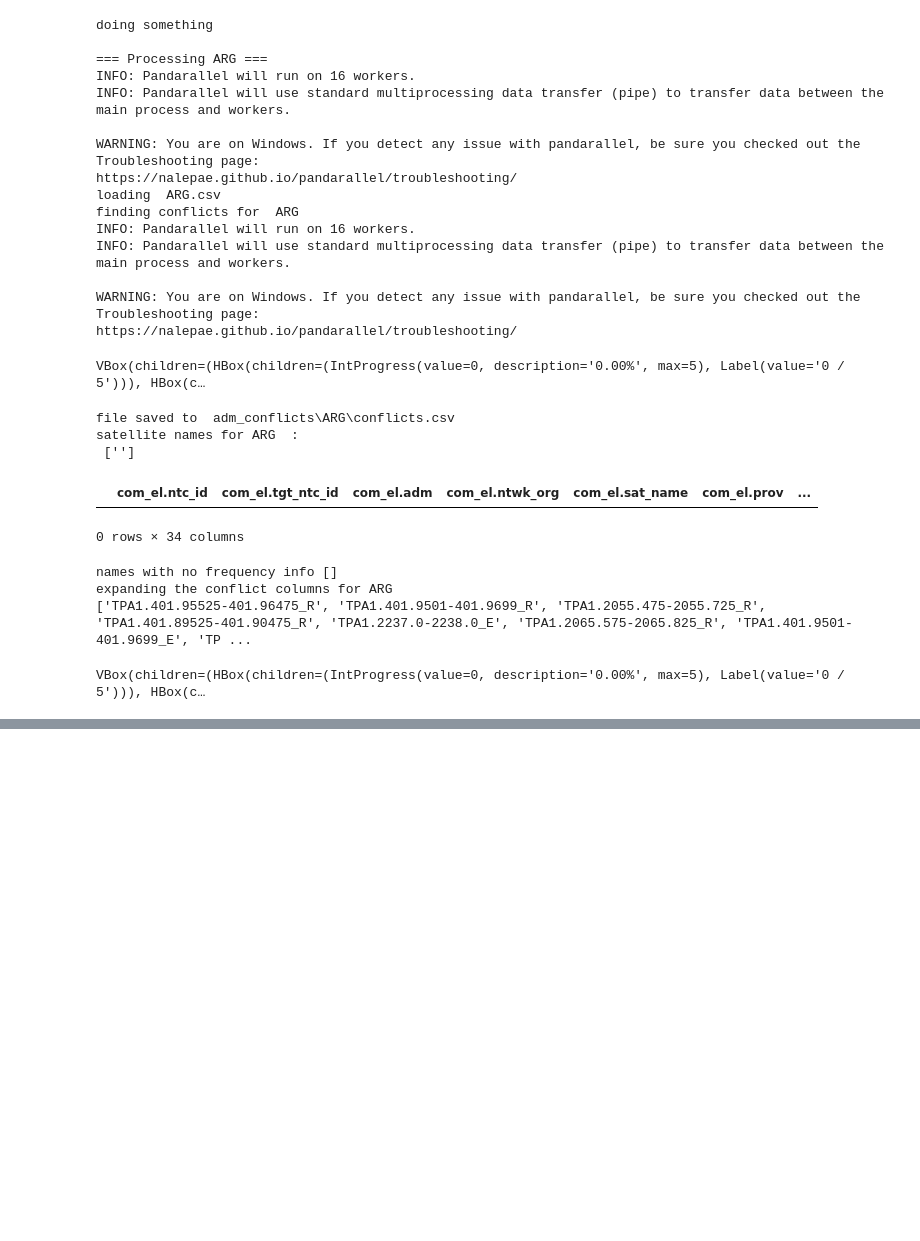
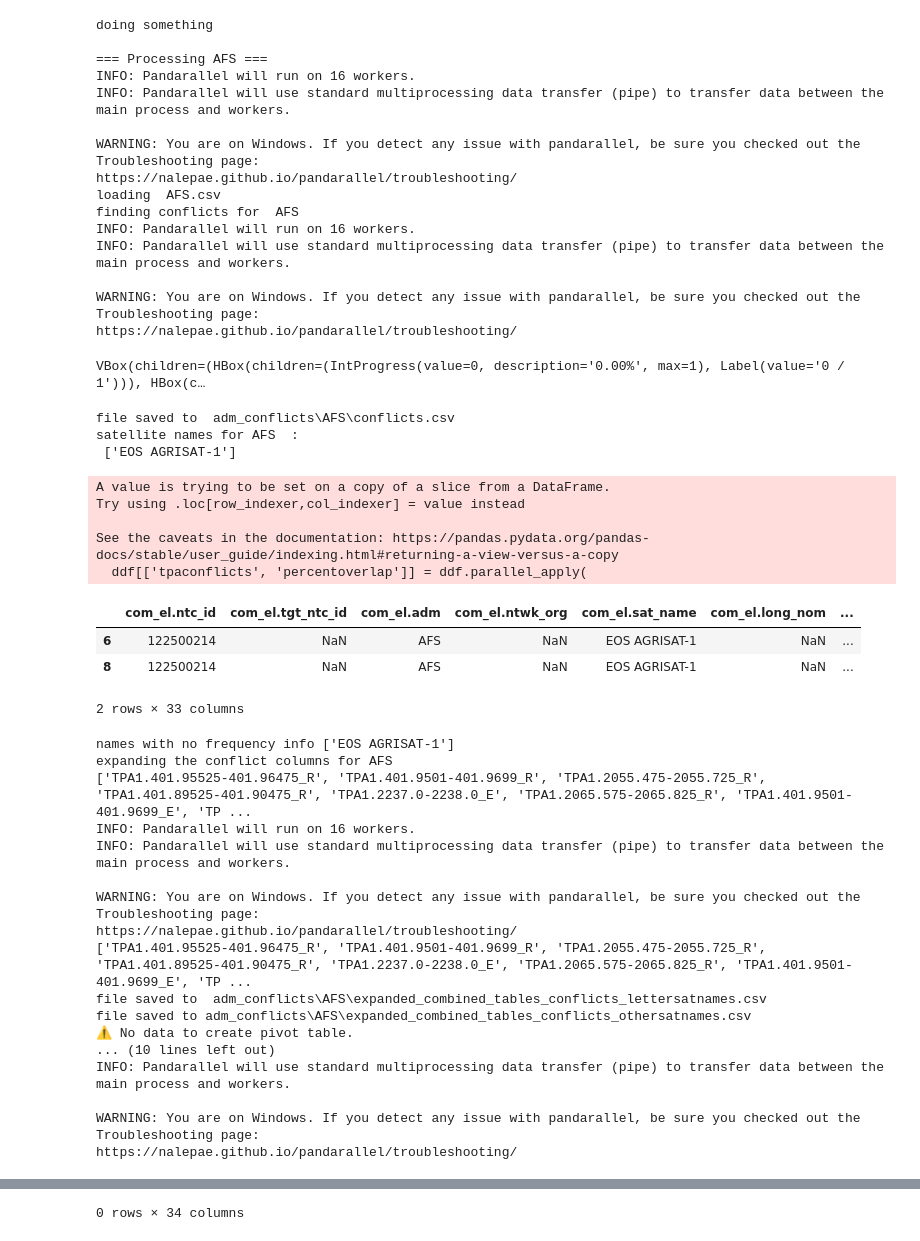
Before and after one commit to Mencarelli-Simone/TPA1_ITU_SE_SIEVE, a Jupyter notebook: big_script.ipynb, the cells around one changed output, grey strips where cells are left out. Drawn from its saved outputs; the diff is of its cells as text; code cells hidden in the pictures; blank space fills up the shorter version.

```diff
--- a/big_script.ipynb
+++ b/big_script.ipynb
@@ -25,7 +25,7 @@ if not os.path.exists(outfolder):
 with open(countrieslistfile, 'r') as f:
     countries = f.read().strip().split(', ')
 # # comment this for custom countries list
-countries = ['ARG']
+# countries = ['ARG']
 
 # Load reference table
 refdf = pd.read_csv(tpafile)
@@ -161,43 +161,63 @@ for ccode in countries:
             })
 
     df_pivot_source = pd.DataFrame(records)
 
     if df_pivot_source.empty:
         print("⚠️ No data to create pivot table.")
     else:
         pivot_table = df_pivot_source.pivot(
             index='sat_name',
             columns='conflict_type',
             values='worst_case_percent'
         )
         pivot_path = os.path.join(country_outfolder, 'conflict_percent_pivot_table.csv')
         pivot_table.to_csv(pivot_path)
         print(f"✅ Pivot table saved to: {pivot_path}")
 
 print("\n🎯 Done with all countries!")
 # %% [output]
 doing something
 
-=== Processing ARG ===
+=== Processing AFS ===
 INFO: Pandarallel will run on 16 workers.
 INFO: Pandarallel will use standard multiprocessing data transfer (pipe) to transfer data between the main process and workers.
 
 WARNING: You are on Windows. If you detect any issue with pandarallel, be sure you checked out the Troubleshooting page:
 https://nalepae.github.io/pandarallel/troubleshooting/
-loading  ARG.csv
-finding conflicts for  ARG
+loading  AFS.csv
+finding conflicts for  AFS
 INFO: Pandarallel will run on 16 workers.
 INFO: Pandarallel will use standard multiprocessing data transfer (pipe) to transfer data between the main process and workers.
 
 WARNING: You are on Windows. If you detect any issue with pandarallel, be sure you checked out the Troubleshooting page:
 https://nalepae.github.io/pandarallel/troubleshooting/
-VBox(children=(HBox(children=(IntProgress(value=0, description='0.00%', max=5), Label(value='0 / 5'))), HBox(c…
+VBox(children=(HBox(children=(IntProgress(value=0, description='0.00%', max=1), Label(value='0 / 1'))), HBox(c…
-file saved to  adm_conflicts\ARG\conflicts.csv
-satellite names for ARG  :
- ['']
+file saved to  adm_conflicts\AFS\conflicts.csv
+satellite names for AFS  :
+ ['EOS AGRISAT-1']
+A value is trying to be set on a copy of a slice from a DataFrame.
+Try using .loc[row_indexer,col_indexer] = value instead
+
+See the caveats in the documentation: https://pandas.pydata.org/pandas-docs/stable/user_guide/indexing.html#returning-a-view-versus-a-copy
+  ddf[['tpaconflicts', 'percentoverlap']] = ddf.parallel_apply(
-|  | com_el.ntc_id | com_el.tgt_ntc_id | com_el.adm | com_el.ntwk_org | com_el.sat_name | com_el.prov | ... |
+|  | com_el.ntc_id | com_el.tgt_ntc_id | com_el.adm | com_el.ntwk_org | com_el.sat_name | com_el.long_nom | ... |
+| 6 | 122500214 | NaN | AFS | NaN | EOS AGRISAT-1 | NaN | ... |
+| 8 | 122500214 | NaN | AFS | NaN | EOS AGRISAT-1 | NaN | ... |
-0 rows × 34 columns
-names with no frequency info []
-expanding the conflict columns for ARG
-['TPA1.401.95525-401.96475_R', 'TPA1.401.9501-401.9699_R', 'TPA1.2055.475-2055.725_R', 'TPA1.401.89525-401.90475_R', 'TPA1.2237.0-2238.0_E', 'TPA1.2065.575-2065.825_R', 'TPA1.401.9501-401.9699_E', 'TP ...
+2 rows × 33 columns
-VBox(children=(HBox(children=(IntProgress(value=0, description='0.00%', max=5), Label(value='0 / 5'))), HBox(c…
+names with no frequency info ['EOS AGRISAT-1']
+expanding the conflict columns for AFS
+['TPA1.401.95525-401.96475_R', 'TPA1.401.9501-401.9699_R', 'TPA1.2055.475-2055.725_R', 'TPA1.401.89525-401.90475_R', 'TPA1.2237.0-2238.0_E', 'TPA1.2065.575-2065.825_R', 'TPA1.401.9501-401.9699_E', 'TP ...
+INFO: Pandarallel will run on 16 workers.
+INFO: Pandarallel will use standard multiprocessing data transfer (pipe) to transfer data between the main process and workers.
+
+WARNING: You are on Windows. If you detect any issue with pandarallel, be sure you checked out the Troubleshooting page:
+https://nalepae.github.io/pandarallel/troubleshooting/
+['TPA1.401.95525-401.96475_R', 'TPA1.401.9501-401.9699_R', 'TPA1.2055.475-2055.725_R', 'TPA1.401.89525-401.90475_R', 'TPA1.2237.0-2238.0_E', 'TPA1.2065.575-2065.825_R', 'TPA1.401.9501-401.9699_E', 'TP ...
+file saved to  adm_conflicts\AFS\expanded_combined_tables_conflicts_lettersatnames.csv
+file saved to adm_conflicts\AFS\expanded_combined_tables_conflicts_othersatnames.csv
+⚠️ No data to create pivot table.
+... (10 lines left out)
+INFO: Pandarallel will use standard multiprocessing data transfer (pipe) to transfer data between the main process and workers.
+
+WARNING: You are on Windows. If you detect any issue with pandarallel, be sure you checked out the Troubleshooting page:
+https://nalepae.github.io/pandarallel/troubleshooting/
@@ -214,0 +246 @@ file saved to adm_conflicts\ARG\expanded_combined_tables_conflicts_othersatnames
+0 rows × 34 columns
```
Also changed, not shown: parts of 1 cell of this notebook, 4 other files.
